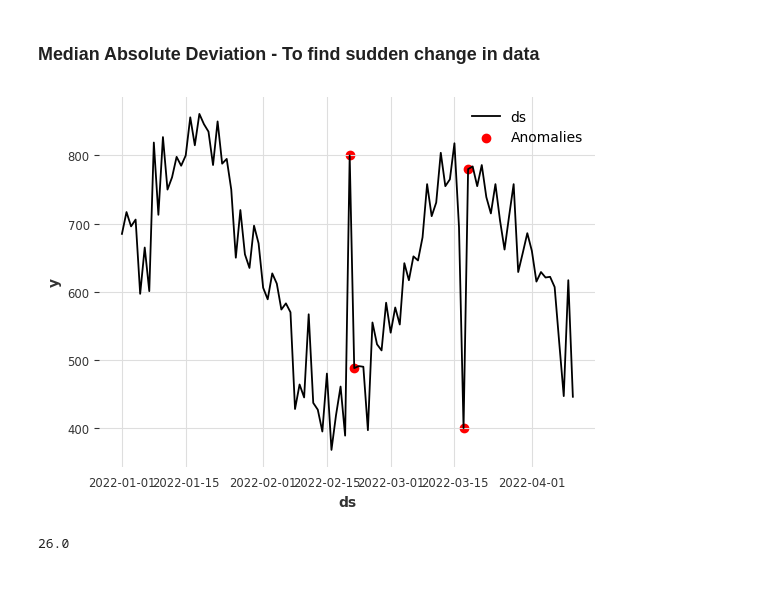
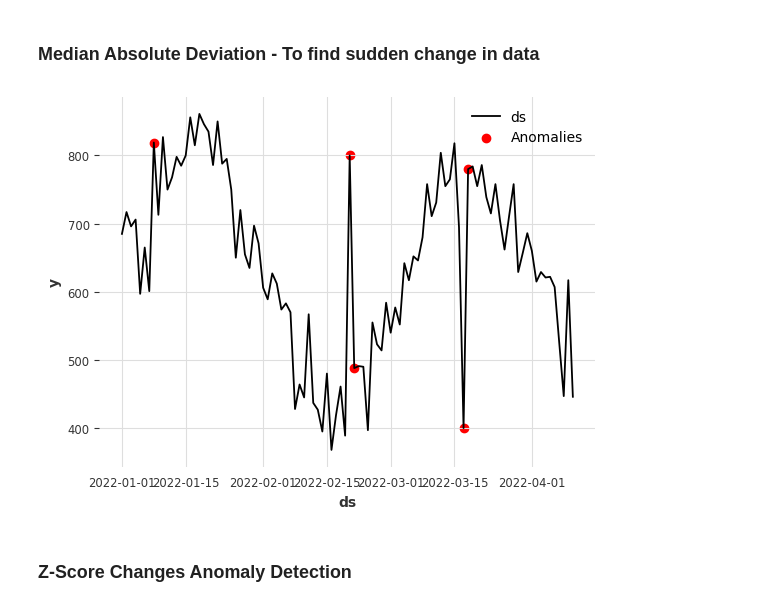
Before and after one commit to aswinselva04/researchnotebooks, a Jupyter notebook: AnomalyD.ipynb, the cells around one changed output. Cells and saved outputs as stored; diff of their text form; code cells hidden in the pictures.

```diff
--- a/AnomalyD.ipynb
+++ b/AnomalyD.ipynb
@@ -1177,7 +1235,7 @@ pred.loc[pred['importance']>0]
 car_sales_df = pd.read_csv('car_sales.csv')
 car_sales_final = car_sales_df[['Date','SUV']][0:100]
 car_sales_final.columns = ['ds', 'y']
-car_sales_final['ds']  = pd.to_datetime(car_sales_final['ds'], format= '%m/%d/%Y')
+car_sales_final['ds']  = pd.to_datetime(car_sales_final['ds'])
 # %%
 car_sales_final.head()
 # %% [output]
@@ -1298,30 +1356,28 @@ plt.show()
 # %%
 from scipy.stats import median_abs_deviation
 df = car_sales_final
 df.loc[75,'y'] = 400
 # Calculate the absolute difference between consecutive points
 df['step_diff'] = df['y'].diff().abs()
 
 # Calculate the median absolute deviation (MAD)
 mad = median_abs_deviation(df['step_diff'].dropna().values)
 
 # Set the threshold as a multiple of the MAD (adjust the multiplier as needed)
-threshold_multiplier = 10
+threshold_multiplier = 8
 threshold = threshold_multiplier * mad
 
 # Identify anomalies based on the threshold
 df['anomaly'] = df['step_diff'] > threshold
 
 # Plot the time series with anomalies highlighted
 plt.plot(df['ds'], df['y'], label='ds')
 plt.scatter(df.loc[df['anomaly'], 'ds'], df.loc[df['anomaly'], 'y'], color='red', label='Anomalies')
 plt.xlabel('ds')
 plt.ylabel('y')
 plt.legend()
 plt.show()
 # %% [output]
-[figure, old version]
+[figure, new version]
-# %%
-mad
-# %% [output]
-26.0
+# %% [markdown]
+### Z-Score Changes Anomaly Detection
```
Also changed, not shown: parts of 13 cells of this notebook, 3 other files.
